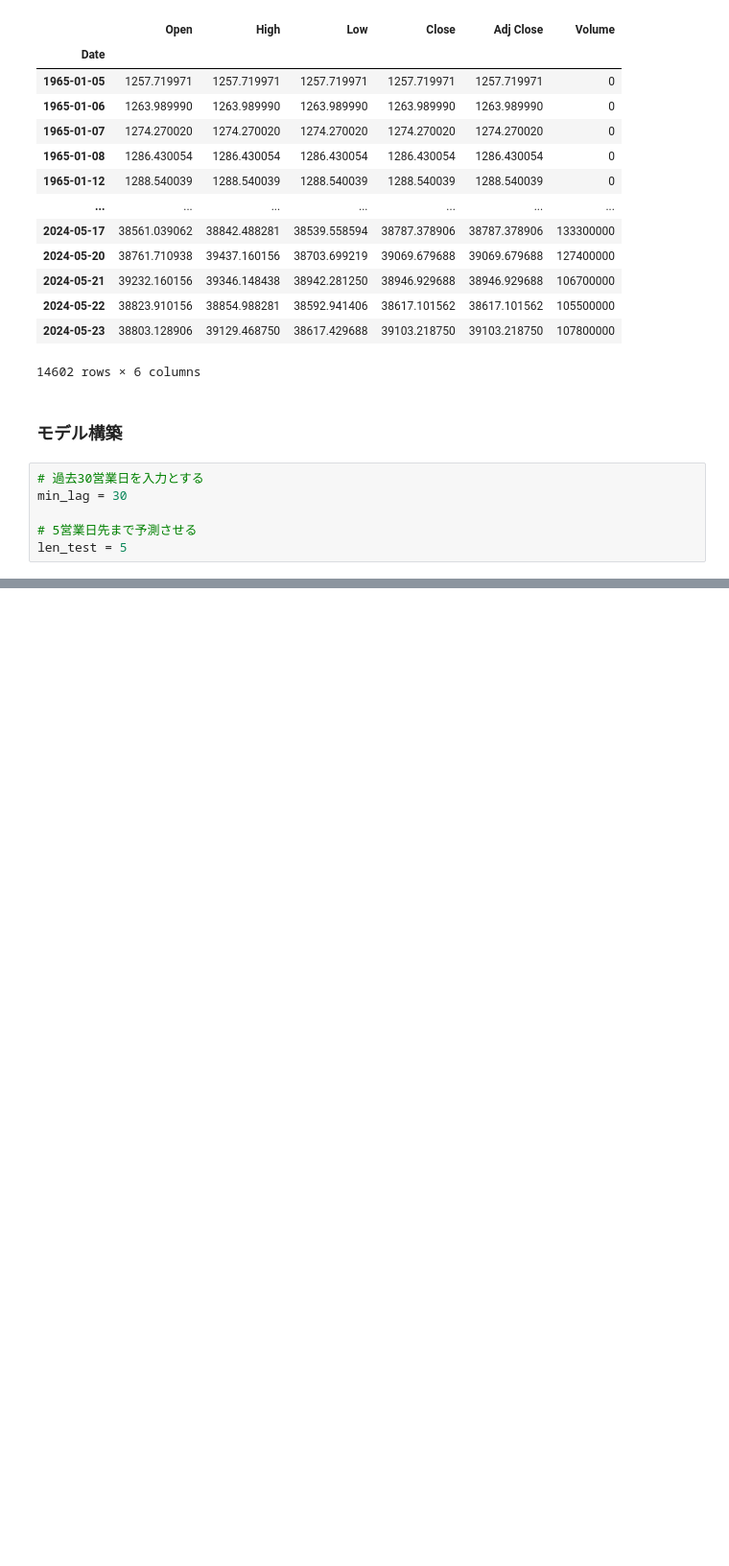
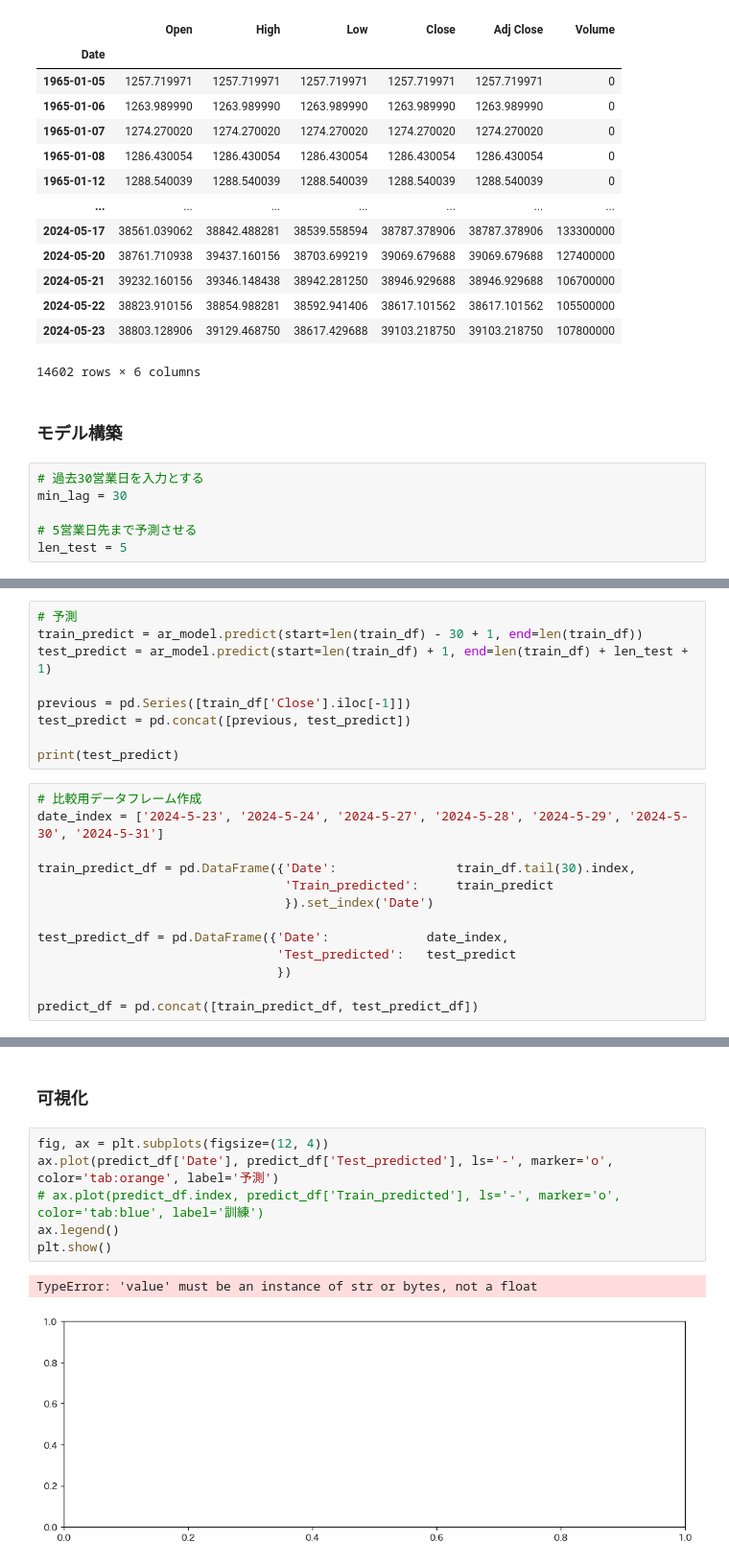
Before and after one commit to 06yako14/stock-prediction, a Jupyter notebook: TimeSeriesModels.ipynb, the cells around one changed output, grey strips where cells are left out. Shown: that part at 96% size. Cells and saved outputs as stored; diff of their text form; blank space fills up the shorter version.

```diff
--- a/TimeSeriesModels.ipynb
+++ b/TimeSeriesModels.ipynb
@@ -145,0 +160,22 @@ ar_model = AutoReg(train_df['Close'], lags=min_lag).fit()
+# %%
+# 予測
+train_predict = ar_model.predict(start=len(train_df) - 30 + 1, end=len(train_df))
+test_predict = ar_model.predict(start=len(train_df) + 1, end=len(train_df) + len_test + 1)
+
+previous = pd.Series([train_df['Close'].iloc[-1]])
+test_predict = pd.concat([previous, test_predict])
+
+print(test_predict)
+# %%
+# 比較用データフレーム作成
+date_index = ['2024-5-23', '2024-5-24', '2024-5-27', '2024-5-28', '2024-5-29', '2024-5-30', '2024-5-31']
+
+train_predict_df = pd.DataFrame({'Date':                train_df.tail(30).index,
+                                 'Train_predicted':     train_predict
+                                 }).set_index('Date')
+
+test_predict_df = pd.DataFrame({'Date':             date_index,
+                                'Test_predicted':   test_predict
+                                })
+
+predict_df = pd.concat([train_predict_df, test_predict_df])
@@ -145,0 +202,11 @@ ar_model = AutoReg(train_df['Close'], lags=min_lag).fit()
+# %% [markdown]
+### 可視化
+# %%
+fig, ax = plt.subplots(figsize=(12, 4))
+ax.plot(predict_df['Date'], predict_df['Test_predicted'], ls='-', marker='o', color='tab:orange', label='予測')
+# ax.plot(predict_df.index, predict_df['Train_predicted'], ls='-', marker='o', color='tab:blue', label='訓練')
+ax.legend()
+plt.show()
+# %% [output]
+TypeError: 'value' must be an instance of str or bytes, not a float
+[figure, added]
```
Also changed, not shown: parts of 4 cells of this notebook.
